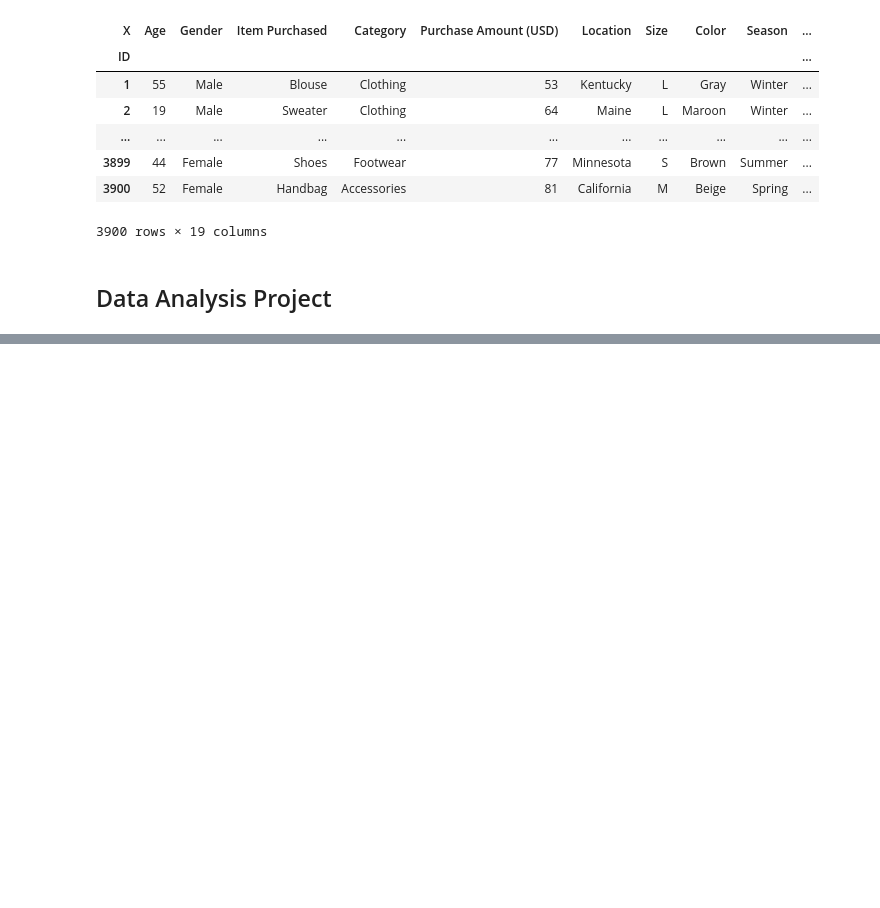
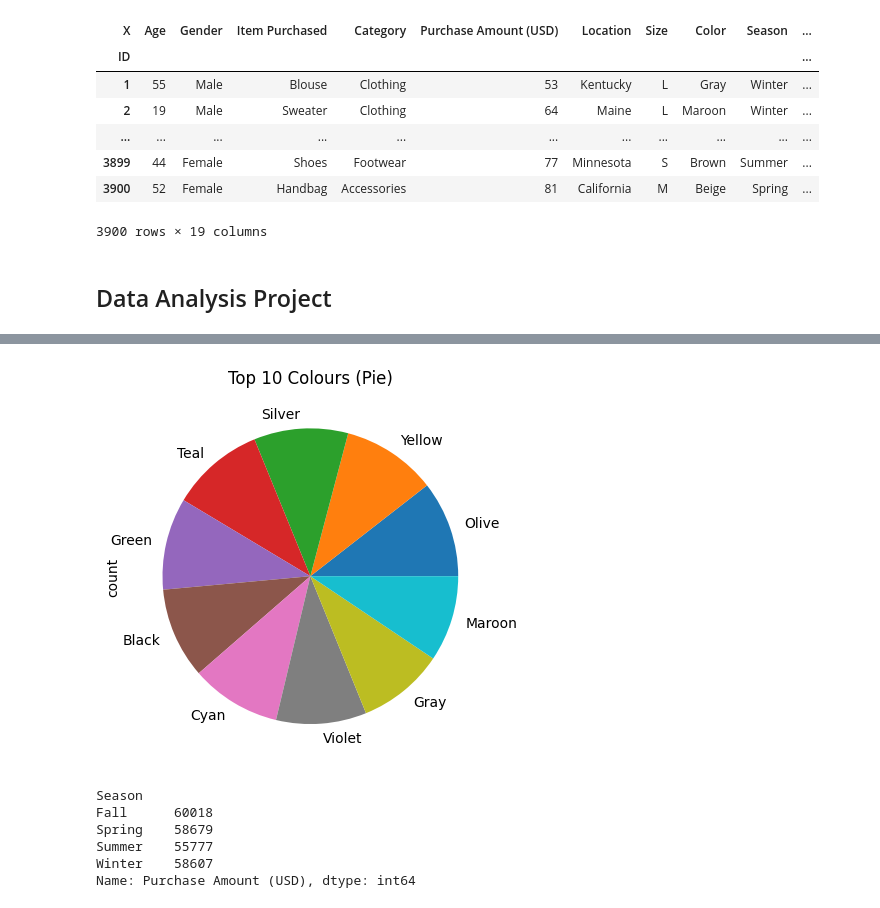
Before and after one commit to booyah-1902/AI_Mastery, a Jupyter notebook: AI-Mastery-Week-1/Exercises/Data Analysis Project (Shopping Trends).ipynb, the cells around one changed output, grey strips where cells are left out. Saved outputs shown, nothing was run; the diff lists cells and outputs as text; code cells hidden in the pictures; blank space fills up the shorter version.

```diff
--- a/AI-Mastery-Week-1/Exercises/Data Analysis Project (Shopping Trends).ipynb
+++ b/AI-Mastery-Week-1/Exercises/Data Analysis Project (Shopping Trends).ipynb
@@ -323,0 +437,15 @@ Hello World
+# %%
+trends.Color.value_counts().head(10).plot(kind='pie')
+plt.title("Top 10 Colours (Pie)")
+plt.show()
+# %% [output]
+[figure, added]
+# %%
+trends.groupby("Season")["Purchase Amount (USD)"].sum()
+# %% [output]
+Season
+Fall      60018
+Spring    58679
+Summer    55777
+Winter    58607
+Name: Purchase Amount (USD), dtype: int64
```
Also changed, not shown: parts of 29 cells of this notebook.
